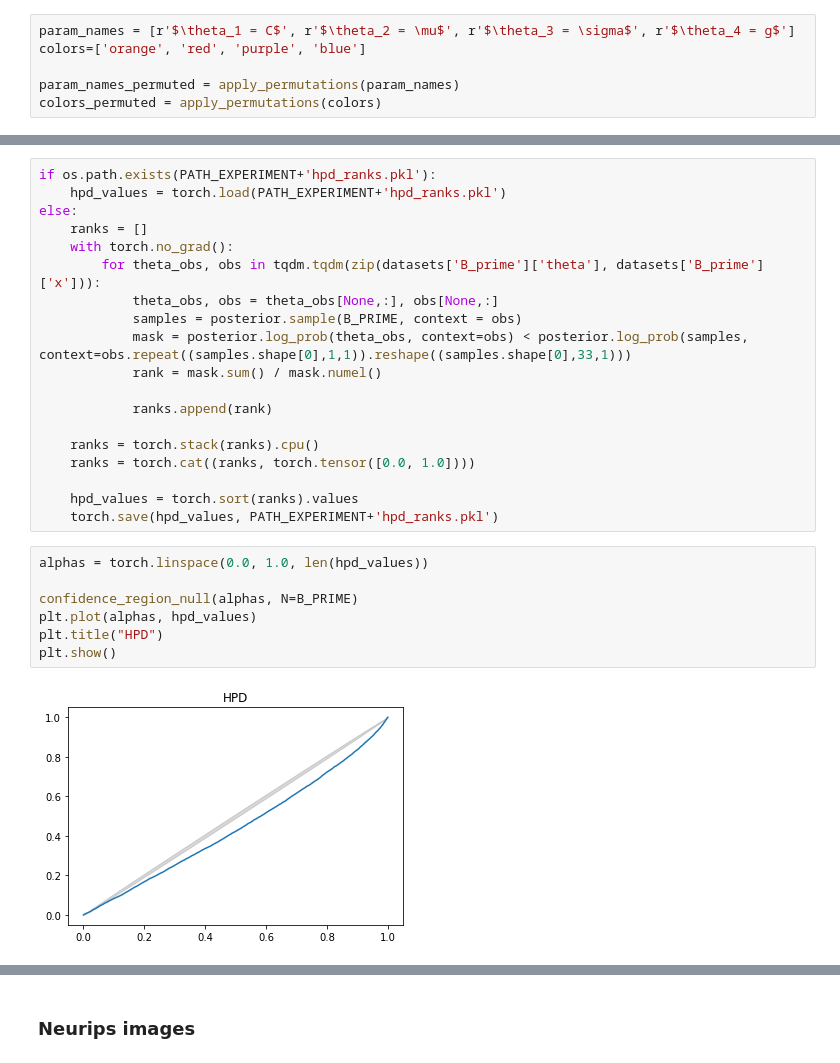
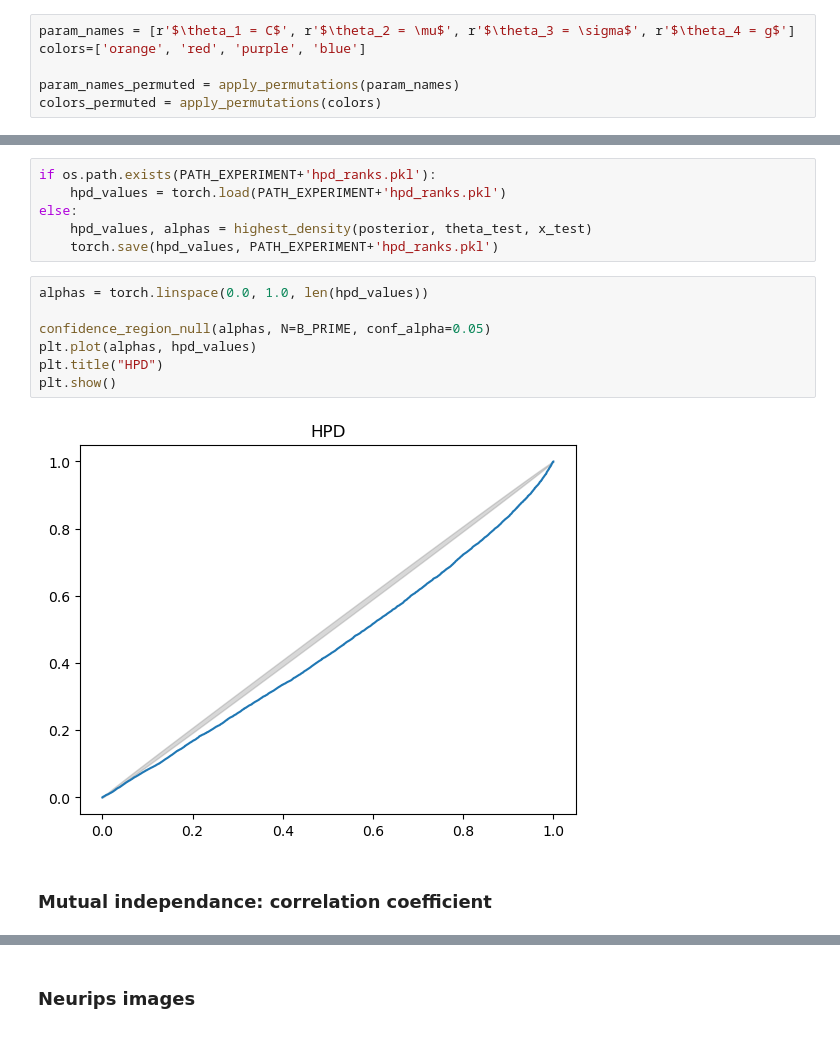
Before and after one commit to JuliaLinhart/valDiags_flows, a Jupyter notebook: JRNMM.ipynb, the cells around one changed output, grey strips where cells are left out. Saved outputs shown, nothing was run; the diff lists cells and outputs as text.

```diff
--- a/JRNMM.ipynb
+++ b/JRNMM.ipynb
@@ -250,28 +253,17 @@ sbc_plot(sbc_ranks, colors=colors, labels=labels)
-# %%
-if os.path.exists(PATH_EXPERIMENT+'hpd_ranks.pkl'):
-    hpd_values = torch.load(PATH_EXPERIMENT+'hpd_ranks.pkl')
-else:
-    ranks = []
-    with torch.no_grad():
-        for theta_obs, obs in tqdm.tqdm(zip(datasets['B_prime']['theta'], datasets['B_prime']['x'])):
-            theta_obs, obs = theta_obs[None,:], obs[None,:]
-            samples = posterior.sample(B_PRIME, context = obs)
-            mask = posterior.log_prob(theta_obs, context=obs) < posterior.log_prob(samples, context=obs.repeat((samples.shape[0],1,1)).reshape((samples.shape[0],33,1)))
-            rank = mask.sum() / mask.numel()
-
-            ranks.append(rank)
-
-    ranks = torch.stack(ranks).cpu()
-    ranks = torch.cat((ranks, torch.tensor([0.0, 1.0])))
-
-    hpd_values = torch.sort(ranks).values
-    torch.save(hpd_values, PATH_EXPERIMENT+'hpd_ranks.pkl')
+# %%
+if os.path.exists(PATH_EXPERIMENT+'hpd_ranks.pkl'):
+    hpd_values = torch.load(PATH_EXPERIMENT+'hpd_ranks.pkl')
+else:
+    hpd_values, alphas = highest_density(posterior, theta_test, x_test)
+    torch.save(hpd_values, PATH_EXPERIMENT+'hpd_ranks.pkl')
 # %%
 alphas = torch.linspace(0.0, 1.0, len(hpd_values))
 
-confidence_region_null(alphas, N=B_PRIME)
+confidence_region_null(alphas, N=B_PRIME, conf_alpha=0.05)
 plt.plot(alphas, hpd_values)
 plt.title("HPD")
 plt.show()
 # %% [output]
-[figure, old version]
+[figure, new version]
+# %% [markdown]
+### Mutual independance: correlation coefficient
```
Also changed, not shown: parts of 23 cells of this notebook, 2 other files.
